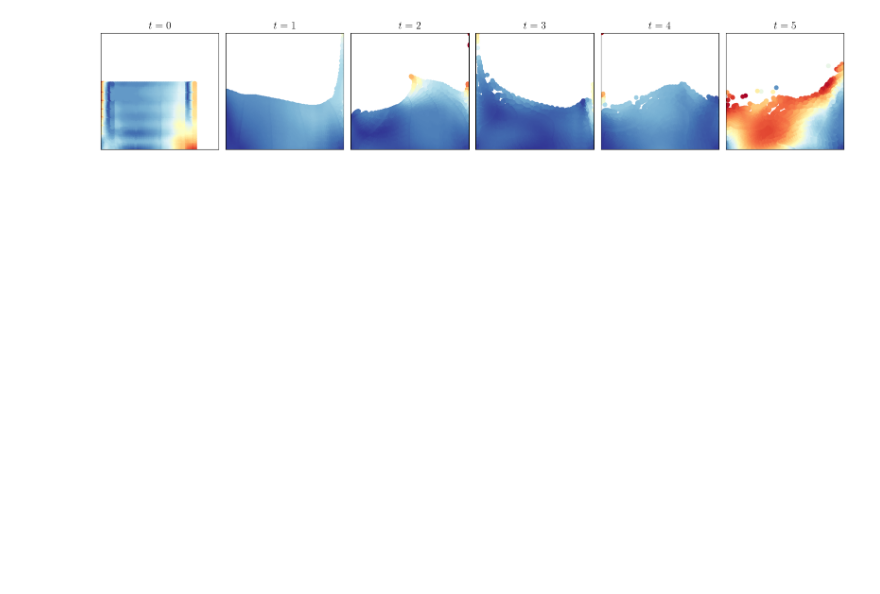
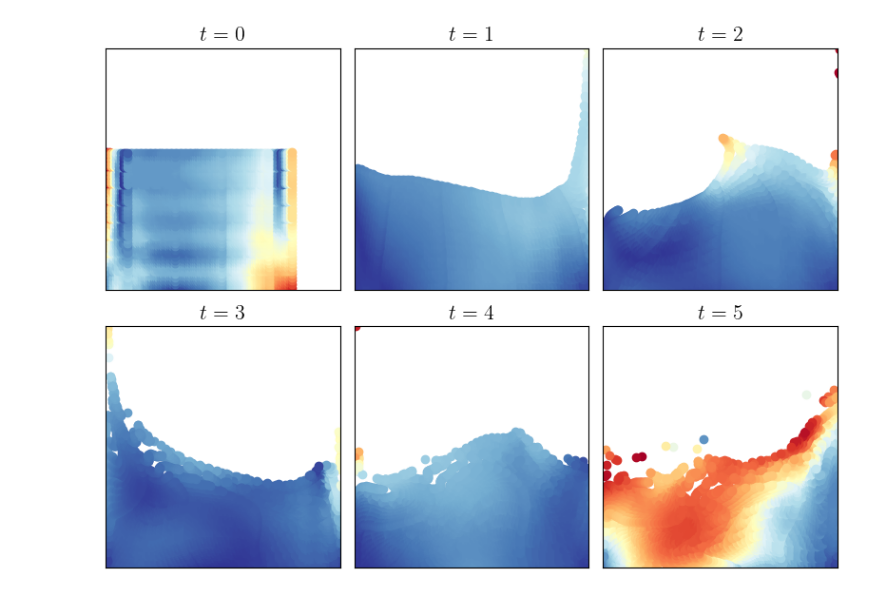
Before and after one commit to cbhua/matplotlib-prefab, a Jupyter notebook: notebook/multi-matshow.ipynb, the cells around one changed output. Saved outputs shown, nothing was run; the diff lists cells and outputs as text; code cells hidden in the pictures; blank space fills up the shorter version.

Commit message:
[Update] updated multi figures

```diff
--- a/notebook/multi-matshow.ipynb
+++ b/notebook/multi-matshow.ipynb
@@ -22,26 +22,29 @@ for i in range(6):
     velocity.append(np.load('../data/multi-matshow/velocity_' + str(i) + '.npy'))
 # %%
 # Plot
-fig, axs = plt.subplots(1, 6, figsize=(16, 3))
+fig, axs = plt.subplots(2, 3, figsize=(8, 6))
 
-for i in range(6):
-    for idx, (x, y) in enumerate(zip(particle[i][:, 0], particle[i][:, 1])):
-        axs[i].scatter(
+for idx in range(6):
+    i = idx // 3
+    j = idx % 3
+
+    for particle_idx, (x, y) in enumerate(zip(particle[idx][:, 0], particle[idx][:, 1])):
+        axs[i, j].scatter(
             x, y,
             marker='o',
-            color=cm.RdYlBu_r(velocity[i][idx])
+            color=cm.RdYlBu_r(velocity[idx][particle_idx])
         )
 
     # Label and title
-    axs[i].get_xaxis().set_visible(False)
-    axs[i].get_yaxis().set_visible(False)
-    axs[i].set_title(f'$t={i}$', fontdict=title_font)
+    axs[i, j].get_xaxis().set_visible(False)
+    axs[i, j].get_yaxis().set_visible(False)
+    axs[i, j].set_title(f'$t={idx}$', fontdict=title_font)
 
     # Axis range
-    axs[i].set_xlim([0.5, 5.5])
-    axs[i].set_ylim([0.5, 4])
+    axs[i, j].set_xlim([0.5, 5.5])
+    axs[i, j].set_ylim([0.5, 4])
 
 plt.tight_layout()
 plt.savefig('../fig/multi-matshow.jpg', dpi=300)
 # %% [output]
-[figure, old version]
+[figure, new version]
```
Also changed, not shown: 1 other file.
